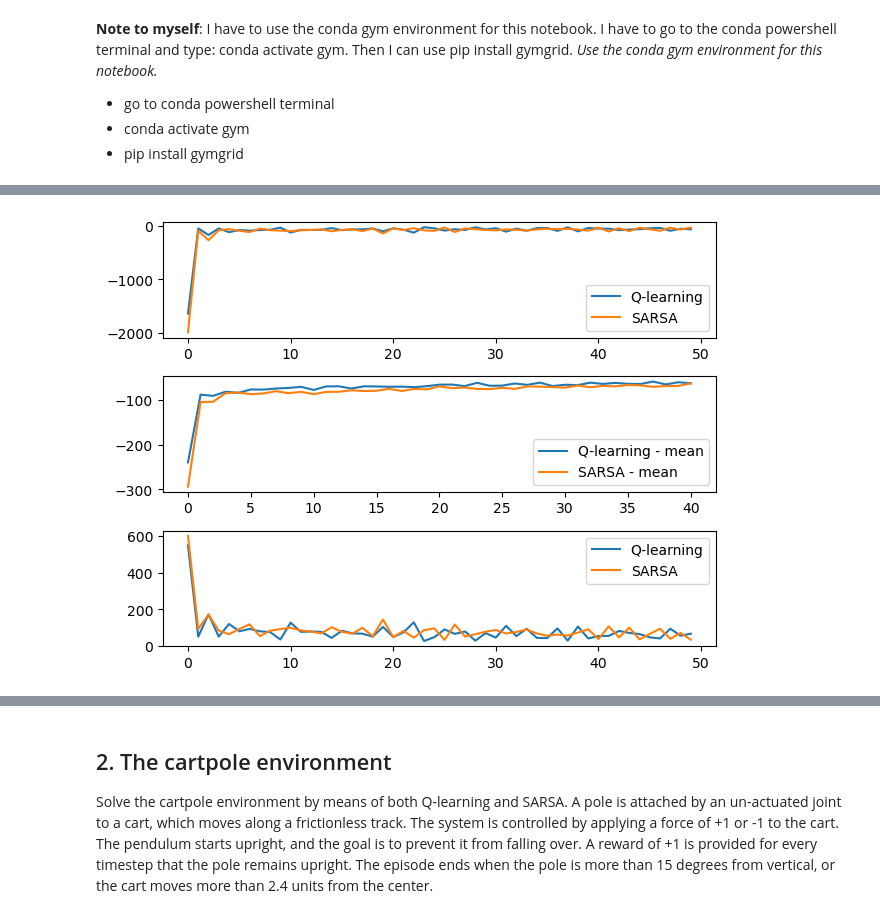
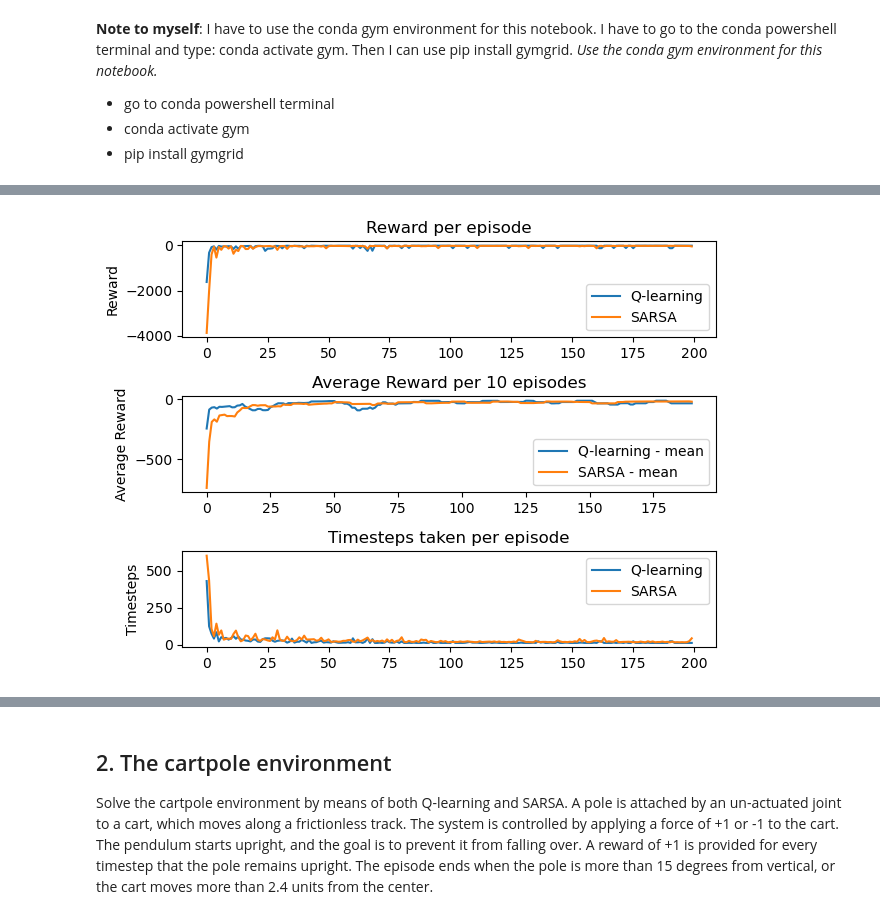
Before and after one commit to RichardVanraes/TDL, a Jupyter notebook: Session_03_Temporal_Diffence_Learning_Assignment.ipynb, the cells around one changed output, grey strips where cells are left out. Saved outputs shown, nothing was run; the diff lists cells and outputs as text; code cells hidden in the pictures.

```diff
--- a/Session_03_Temporal_Diffence_Learning_Assignment.ipynb
+++ b/Session_03_Temporal_Diffence_Learning_Assignment.ipynb
@@ -118,18 +630,23 @@ Actions =  4
 # %%
-# self.q_table[self.state, self.action] = (1 - self.alpha)*self.q_table[self.state,self.action]+self.alpha*(self.reward+self.gamma*self.next_q_value)
+# Q-Learning VS SARSA
+# cliff-v0 properties
+width = 12
+height = 4
+
 # Qagent properties
-alpha = 0.4
+alpha = 0.9
 gamma = 0.9
-decay = 0.999
+decay = 0.9995
 
 # Q-learning
-QLepsilon = 0 # Greedy + Q-learning
+QLepsilon = 0.1 # Greedy + Q-learning => little epsilon greedy otherwise the agent gets stuck in a loop
+QLpolicy = 0
 
 # SARSA
-Sepsilon = 0.2
-
+Sepsilon = 0.8
+Spolicy = 0.2
 # Episode properties
-episodes = 50
+episodes = 200
 
 # Initialize collections
 QLepisode_rewards = []
@@ -138,8 +655,8 @@ SAepisode_rewards = []
 SAepisode_timesteps = []
 
 # Start walking with two agents
-QL_James = Qagent(env_states, env_actions, alpha=alpha, gamma=gamma, exploration_rate=QLepsilon, decay=decay, init_value=0)
-SA_James = Qagent(env_states, env_actions, alpha=alpha, gamma=gamma, exploration_rate=Sepsilon, decay=decay, init_value=0)
+QL_James = Qagent(env_states, env_actions, alpha=alpha, gamma=gamma, exploration_rate=QLepsilon, decay=decay, init_value=0, policy_rate=QLpolicy)
+SA_James = Qagent(env_states, env_actions, alpha=alpha, gamma=gamma, exploration_rate=Sepsilon, decay=decay, init_value=0, policy_rate=Spolicy)
 
 print("Cliff opened")
 for i in range(episodes):
@@ -165,5 +682,19 @@ print(QL_James.q_table)
 print("Final Q-table with SARSA")
 print(SA_James.q_table)
 
+QL_actionmap = CreateActionMap(QL_James.q_table, width, height)
+print('|--------------------|')
+print('|Q-Learning Actionmap|')
+print('|--------------------|')
+print(QL_actionmap)
+print('---------------------------------------------------')
+print('')
+SA_actionmap = CreateActionMap(SA_James.q_table, width, height)
+print('|---------------|')
+print('|SARSA Actionmap|')
+print('|---------------|')
+print(SA_actionmap)
+print('---------------------------------------------------')
+
 print('Cliff closed')
 # %% [output]
@@ -187,18 +725,24 @@ Cliff closed
 # %%
 fig, (ax1, ax2, ax3) = plt.subplots(3)
 ax1.plot(QLepisode_rewards, label='Q-learning')
 ax1.plot(SAepisode_rewards, label='SARSA')
+ax1.set_title('Reward per episode')
+ax1.set_ylabel('Reward')
 ax1.legend()
 
 ax2.plot(QLepisode_mean_rewards, label='Q-learning - mean')
 ax2.plot(SAepisode_mean_rewards, label='SARSA - mean')
+ax2.set_title('Average Reward per 10 episodes')
+ax2.set_ylabel('Average Reward')
 ax2.legend()
 
 ax3.plot(QLepisode_timesteps, label='Q-learning')
 ax3.plot(SAepisode_timesteps, label='SARSA')
+ax3.set_title('Timesteps taken per episode')
+ax3.set_ylabel('Timesteps')
 ax3.legend()
 plt.tight_layout()
 plt.show()
 # %% [output]
-[figure, old version]
+[figure, new version]
 # %%
```
Also changed, not shown: parts of 16 cells of this notebook.
